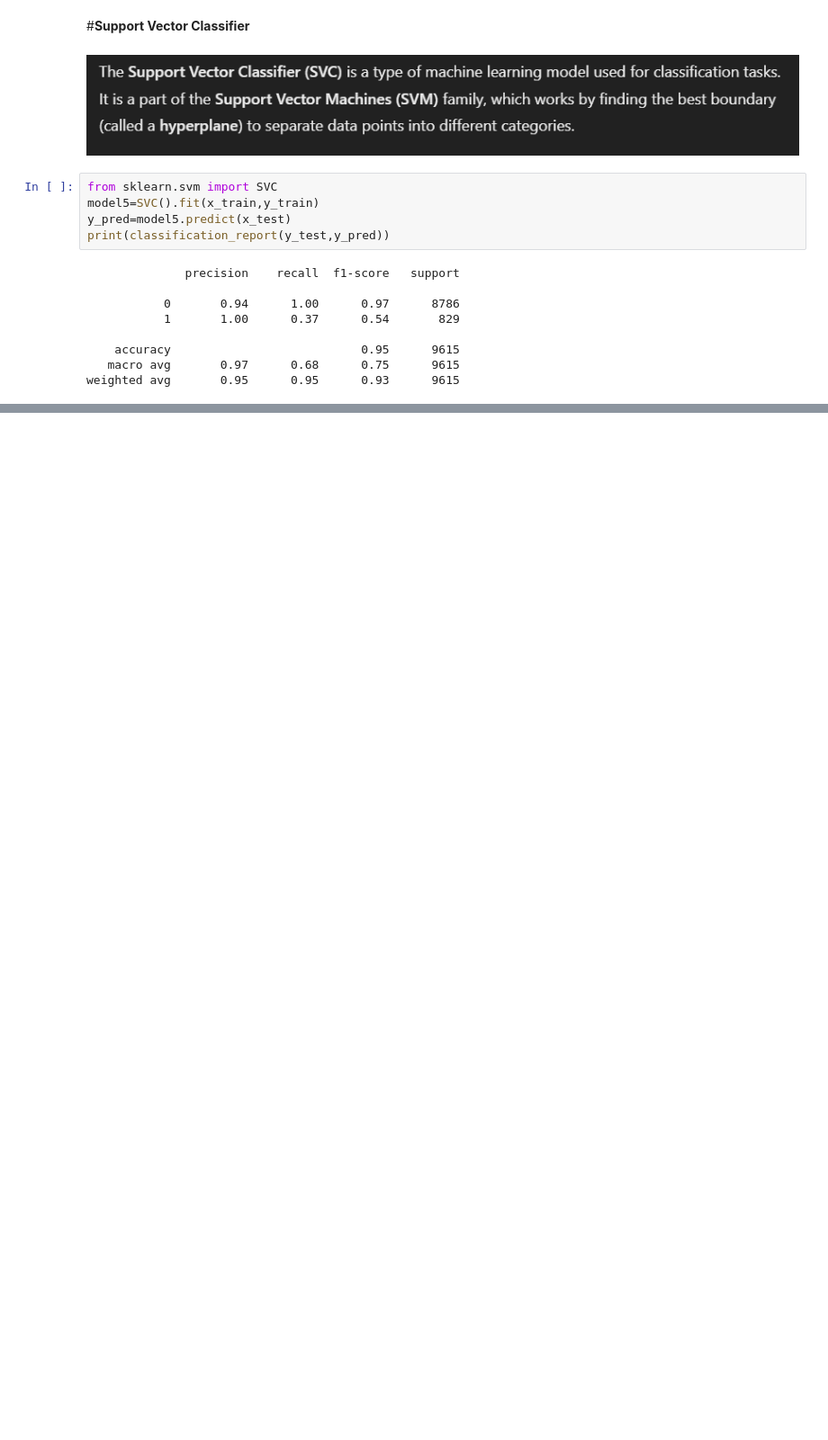
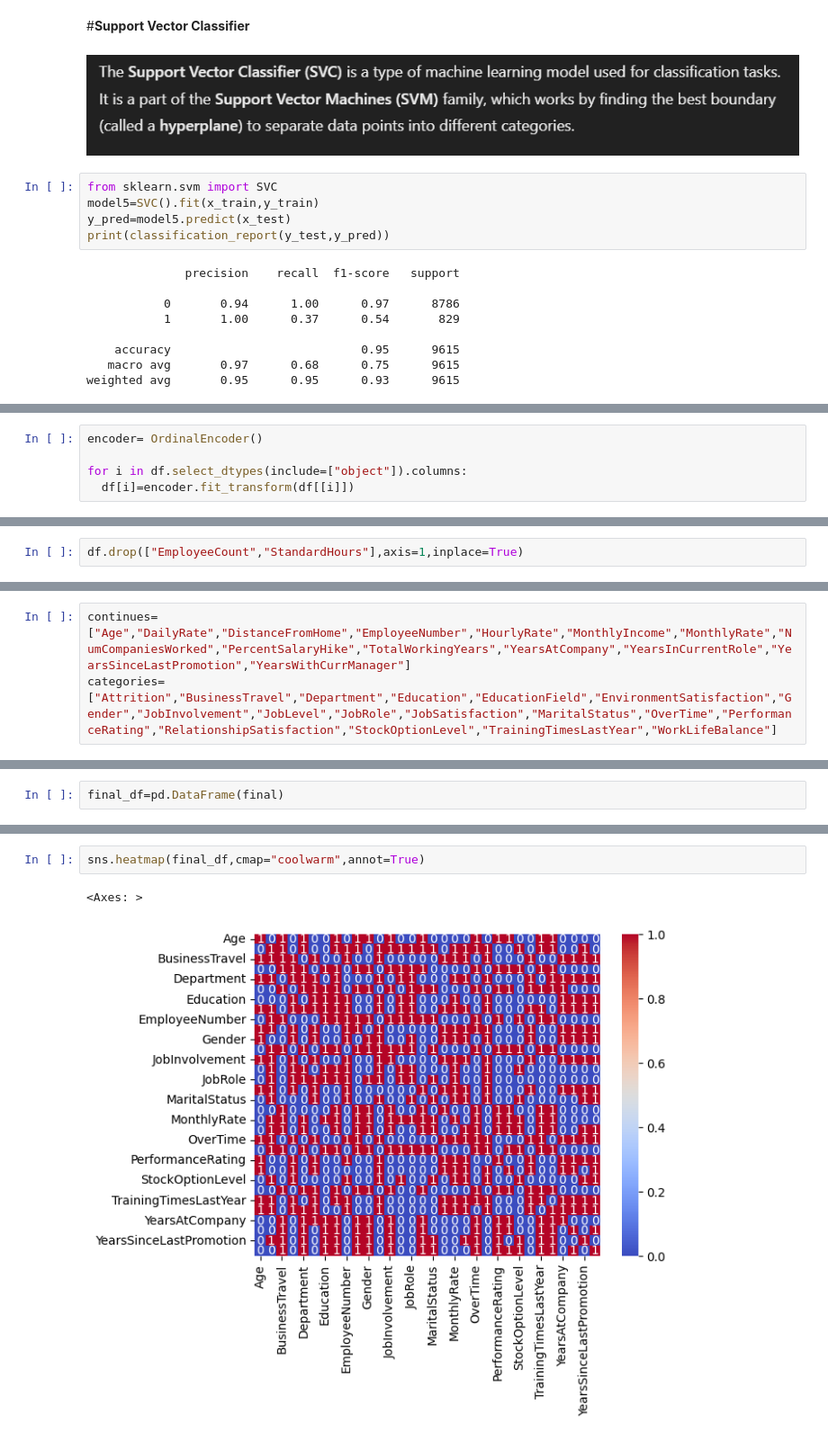
Before and after one commit to vigneshwarjayabal/AI_And_Ml, a Jupyter notebook: EnsembleLearning.ipynb, the cells around one changed output, grey strips where cells are left out. Shown at 90% size. Saved outputs shown, nothing was run; the diff lists cells and outputs as text; blank space fills up the shorter version.

```diff
--- a/EnsembleLearning.ipynb
+++ b/EnsembleLearning.ipynb
@@ -192,0 +288,5 @@ weighted avg       0.95      0.95      0.93      9615
+# %%
+encoder= OrdinalEncoder()
+
+for i in df.select_dtypes(include=["object"]).columns:
+  df[i]=encoder.fit_transform(df[[i]])
@@ -192,0 +330,2 @@ weighted avg       0.95      0.95      0.93      9615
+# %%
+df.drop(["EmployeeCount","StandardHours"],axis=1,inplace=True)
@@ -192,0 +359,3 @@ weighted avg       0.95      0.95      0.93      9615
+# %%
+continues=["Age","DailyRate","DistanceFromHome","EmployeeNumber","HourlyRate","MonthlyIncome","MonthlyRate","NumCompaniesWorked","PercentSalaryHike","TotalWorkingYears","YearsAtCompany","YearsInCurrentRole","YearsSinceLastPromotion","YearsWithCurrManager"]
+categories=["Attrition","BusinessTravel","Department","Education","EducationField","EnvironmentSatisfaction","Gender","JobInvolvement","JobLevel","JobRole","JobSatisfaction","MaritalStatus","OverTime","PerformanceRating","RelationshipSatisfaction","StockOptionLevel","TrainingTimesLastYear","WorkLifeBalance"]
@@ -192,0 +412,2 @@ weighted avg       0.95      0.95      0.93      9615
+# %%
+final_df=pd.DataFrame(final)
@@ -192,0 +435,5 @@ weighted avg       0.95      0.95      0.93      9615
+# %%
+sns.heatmap(final_df,cmap="coolwarm",annot=True)
+# %% [output]
+<Axes: >
+[figure, added]
```
Also changed, not shown: parts of 20 cells of this notebook.
